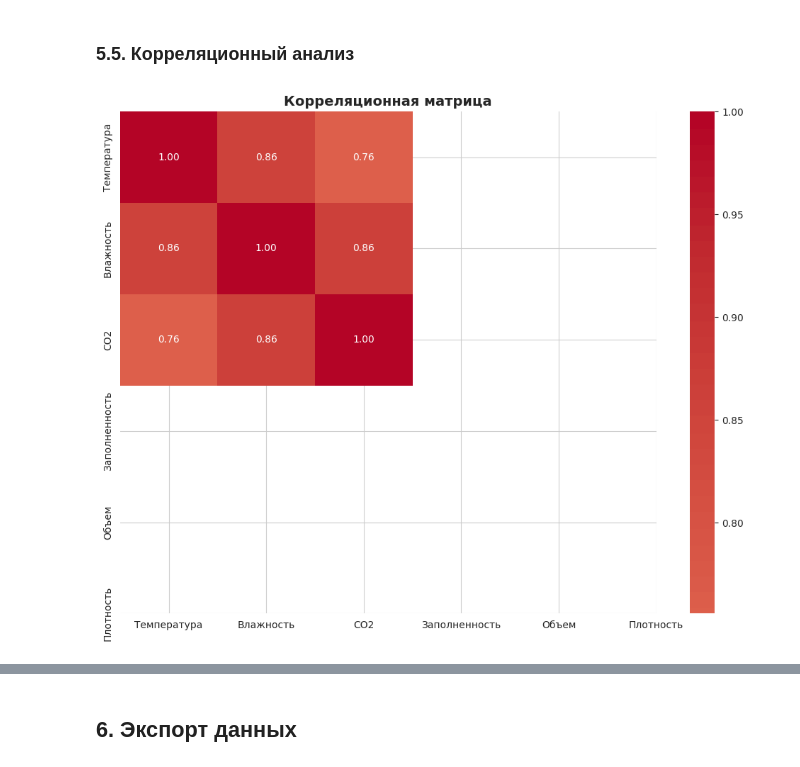
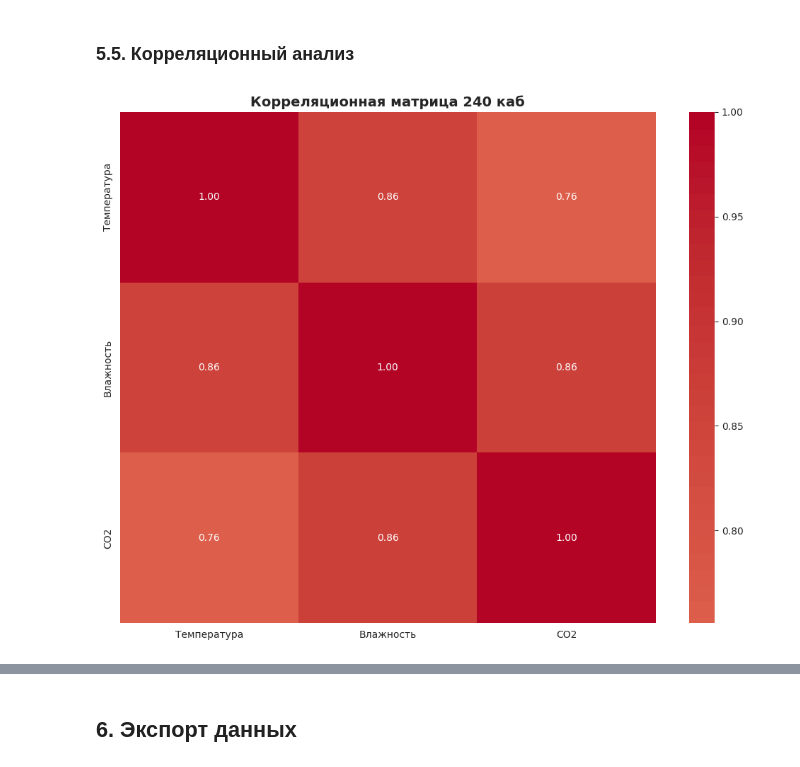
Before and after one commit to showbegin/air-sensor, a Jupyter notebook: notebooks/data-analysis.ipynb, the cells around one changed output, grey strips where cells are left out. Saved outputs shown, nothing was run; the diff lists cells and outputs as text; code cells hidden in the pictures.

```diff
--- a/notebooks/data-analysis.ipynb
+++ b/notebooks/data-analysis.ipynb
@@ -216,7 +310,13 @@ def remove_session_edges(group):
     start_time = group['timestamp'].min()
     return group[group['timestamp'] > start_time + 300000]  # +5 минут в мс
 
-df_clean = df_clean.groupby('session_id', group_keys=False).apply(remove_session_edges)
-print(f"После удаления краевых эффектов: {len(df_clean)} записей")
+df14_clean = df14_clean.groupby('session_id', group_keys=False).apply(remove_session_edges)
+print(f"После удаления краевых эффектов: {len(df14_clean)} записей")
+
+df24_clean = df24_clean.groupby('session_id', group_keys=False).apply(remove_session_edges)
+print(f"После удаления краевых эффектов: {len(df24_clean)} записей")
+
+df27_clean = df27_clean.groupby('session_id', group_keys=False).apply(remove_session_edges)
+print(f"После удаления краевых эффектов: {len(df27_clean)} записей")
 # %% [output]
 После удаления краевых эффектов: 48 записей
@@ -284,15 +406,26 @@ df_clean['Примечание'] = None
 df_clean['Объем (куб)'] = None
 df_clean['Заполненность (чел)'] = None
 
-# 14 ноября - Кабинет 240
-nov14_start = pd.Timestamp('2025-11-14 00:00:00', tz='Asia/Ashgabat')
-nov14_end = pd.Timestamp('2025-11-15 00:00:00', tz='Asia/Ashgabat')
-mask_nov14 = (df_clean['datetime'] >= nov14_start) & (df_clean['datetime'] < nov14_end)
-df_clean.loc[mask_nov14, 'Кабинет'] = '240'
-df_clean.loc[mask_nov14, 'Примечание'] = 'Кабинет информатики'
-df_clean.loc[mask_nov14, 'Объем (куб)'] = 80
-df_clean.loc[mask_nov14, 'Заполненность (чел)'] = 15
+# 14 ноября - Кабинет 240 session_id=7
 
+df_clean.loc[df_clean['session_id'] == 7, 'Кабинет'] = '240'
+df_clean.loc[df_clean['session_id'] == 7, 'Примечание'] = 'Кабинет информатики'
+df_clean.loc[df_clean['session_id'] == 7, 'Объем (куб)'] = 200
+df_clean.loc[df_clean['session_id'] == 7, 'Заполненность (чел)'] = 15
+
+# 24 ноября - Кабинет 104 session_id=11
+
+df_clean.loc[df_clean['session_id'] == 11, 'Кабинет'] = '104'
+df_clean.loc[df_clean['session_id'] == 11, 'Примечание'] = 'Кабиннет 2d класса'
+df_clean.loc[df_clean['session_id'] == 11, 'Объем (куб)'] = 200
+df_clean.loc[df_clean['session_id'] == 11, 'Заполненность (чел)'] = 30
+
+# 27 ноября - Кабинет 207 session_id=14
+
+df_clean.loc[df_clean['session_id'] == 14, 'Кабинет'] = '207'
+df_clean.loc[df_clean['session_id'] == 14, 'Примечание'] = 'Кабинет физики'
+df_clean.loc[df_clean['session_id'] == 14, 'Объем (куб)'] = 200
+df_clean.loc[df_clean['session_id'] == 14, 'Заполненность (чел)'] = 15
 
 print("\nСтатистика разметки:")
 print(df_clean['Кабинет'].value_counts())
@@ -463,15 +622,15 @@ plt.show()
 # %%
 # Корреляция между параметрами
 corr_cols = ['сглаженная_температура', 'сглаженная_влажность', 'сглаженный_co2',
              'Заполненность (чел)', 'Объем (куб)', 'Плотность (чел/м³)']
-corr_matrix = df_labeled[corr_cols].corr()
+corr_matrix = df_labeled[df_labeled['session_id']==7][corr_cols].corr()
 
 plt.figure(figsize=(10, 8))
 sns.heatmap(corr_matrix, annot=True, fmt='.2f', cmap='coolwarm', center=0,
-            xticklabels=['Температура', 'Влажность', 'CO2', 'Заполненность', 'Объем', 'Плотность'],
-            yticklabels=['Температура', 'Влажность', 'CO2', 'Заполненность', 'Объем', 'Плотность'])
-plt.title('Корреляционная матрица', fontsize=14, fontweight='bold')
+            xticklabels=['Температура', 'Влажность', 'CO2',],
+            yticklabels=['Температура', 'Влажность', 'CO2',])
+plt.title('Корреляционная матрица 240 каб', fontsize=14, fontweight='bold')
 plt.tight_layout()
 plt.show()
 # %% [output]
-[figure, old version]
+[figure, new version]
```
Also changed, not shown: parts of 21 cells of this notebook, 1 other file.
